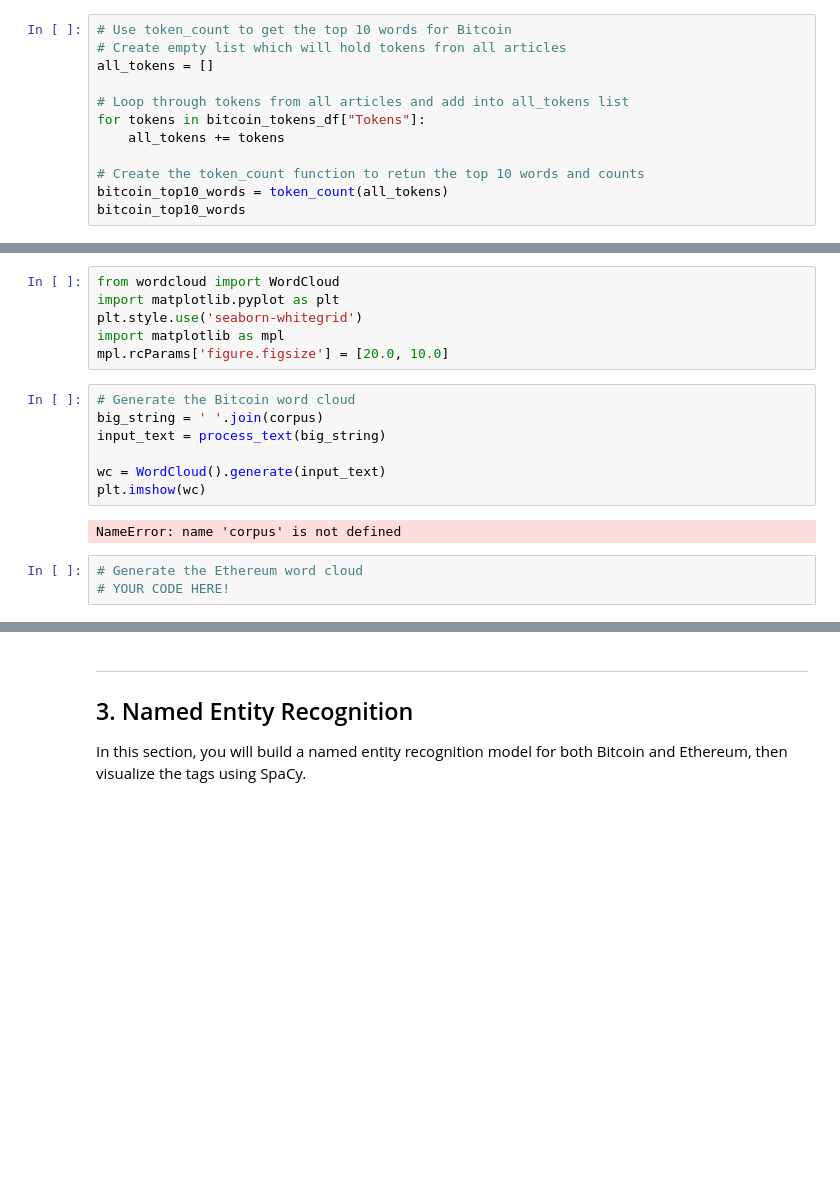
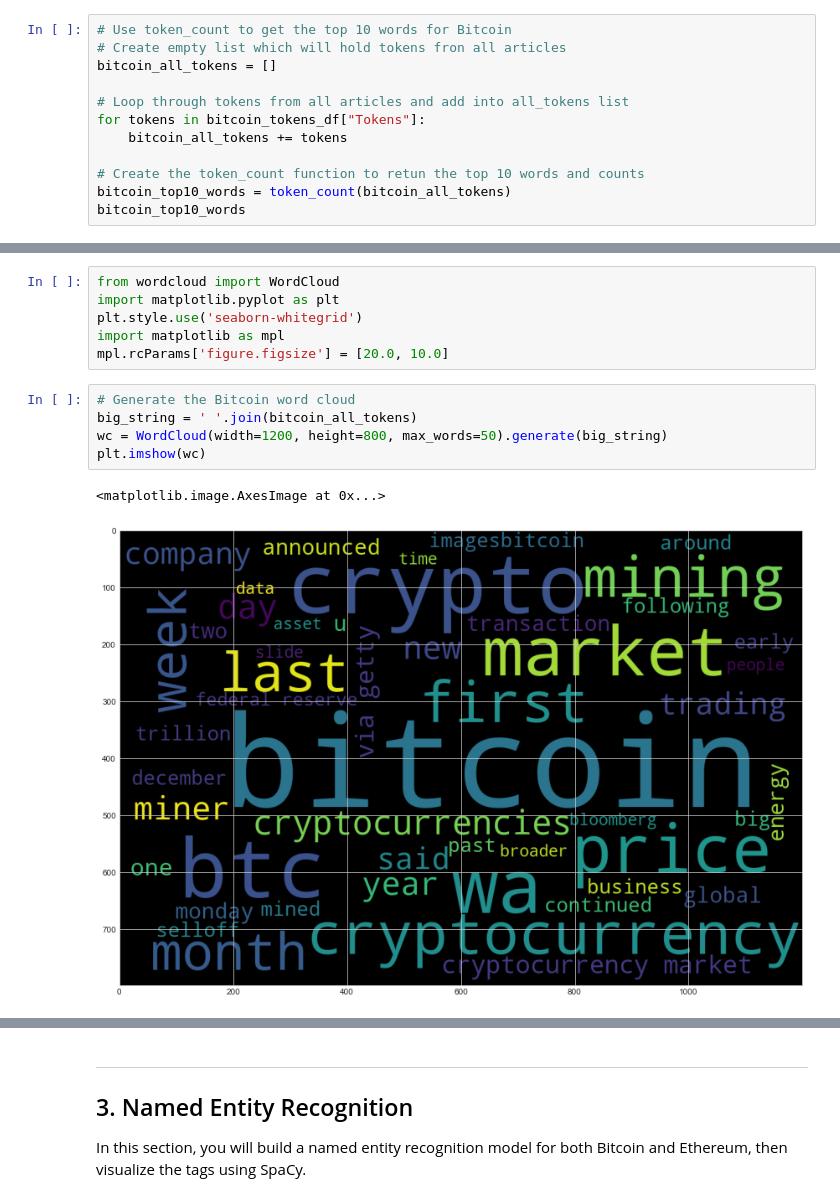
Before and after one commit to apfreeman/Unit-12-Tales-from-the-Crypto, a Jupyter notebook: Starter_Code/crypto_sentiment.ipynb, the cells around one changed output, grey strips where cells are left out. Drawn from its saved outputs; the diff is of its cells as text; blank space fills up the shorter version.

Commit message:
ver 0.5 - Draft(Word Cloud Complete)

```diff
--- a/Starter_Code/crypto_sentiment.ipynb
+++ b/Starter_Code/crypto_sentiment.ipynb
@@ -340,14 +340,14 @@ def token_count(tokens, N=10):
 # %%
 # Use token_count to get the top 10 words for Bitcoin
 # Create empty list which will hold tokens fron all articles
-all_tokens = []
+bitcoin_all_tokens = []
 
 # Loop through tokens from all articles and add into all_tokens list
 for tokens in bitcoin_tokens_df["Tokens"]:
-    all_tokens += tokens
+    bitcoin_all_tokens += tokens
 
 # Create the token_count function to retun the top 10 words and counts
-bitcoin_top10_words = token_count(all_tokens)
+bitcoin_top10_words = token_count(bitcoin_all_tokens)
 bitcoin_top10_words
 # %% [output]
 [('bitcoin', 85),
@@ -397,13 +397,9 @@ import matplotlib as mpl
 mpl.rcParams['figure.figsize'] = [20.0, 10.0]
 # %%
 # Generate the Bitcoin word cloud
-big_string = ' '.join(corpus)
-input_text = process_text(big_string)
-
-wc = WordCloud().generate(input_text)
+big_string = ' '.join(bitcoin_all_tokens)
+wc = WordCloud(width=1200, height=800, max_words=50).generate(big_string)
 plt.imshow(wc)
 # %% [output]
-NameError: name 'corpus' is not defined
+<matplotlib.image.AxesImage at 0x...>
+[figure, added]
-# %%
-# Generate the Ethereum word cloud
-# YOUR CODE HERE!
```
Also changed, not shown: parts of 2 cells of this notebook.
